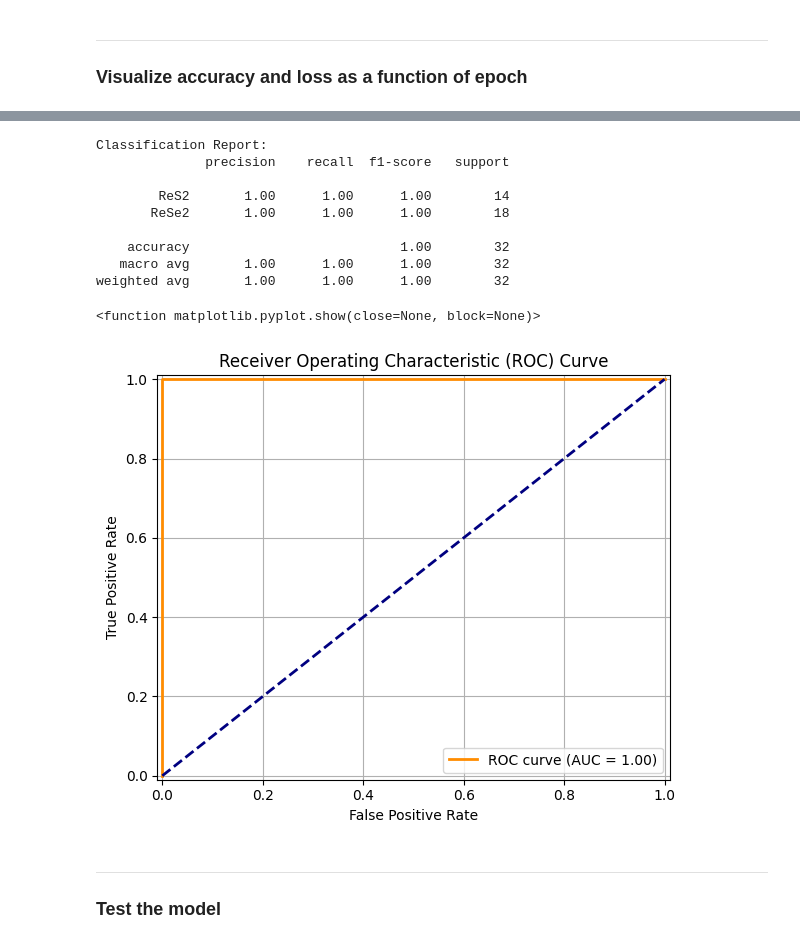
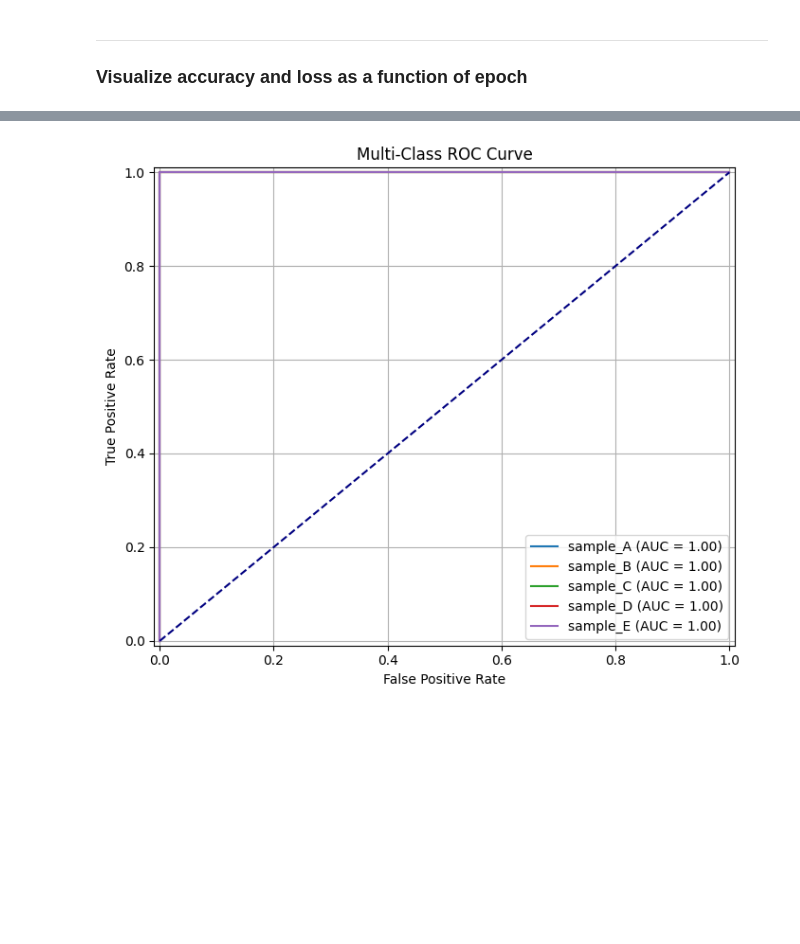
Before and after one commit to lsh-cloud/Neural-network-Raman-spectroscopy, a Jupyter notebook: Raman_Classification.ipynb, the cells around one changed output, grey strips where cells are left out. Drawn from its saved outputs; the diff is of its cells as text; code cells hidden in the pictures; blank space fills up the shorter version.

```diff
--- a/Raman_Classification.ipynb
+++ b/Raman_Classification.ipynb
@@ -481,0 +80,16 @@ history = model.fit(
+# %%
+names = ("sample_A", "sample_B", "sample_C",  "sample_D", "sample_E", "sample_F")
+
+for name in names:
+    directory = f"data/{name}"
+
+    parent_dir = os.getcwd()
+    path = os.path.join(parent_dir, directory)
+
+    # Empty directory to prevent FileExistsError is the function is run several times
+    if os.path.exists(path):
+        shutil.rmtree(path)
+
+    # Create top directory
+    os.makedirs(path)
+    path = os.path.join(parent_dir, directory)
@@ -562,36 +765,21 @@ plt.tight_layout()
 # %%
-# Classification Report
-print("Classification Report:")
-print(classification_report(y_true, y_pred, target_names=['ReS2', 'ReSe2']))
+# ROC curve
+y_true_bin = label_binarize(y_true, classes=list(range(5)))
+plt.figure(figsize=(7, 6))
+for i in range(5):
+    fpr, tpr, _ = roc_curve(y_true_bin[:, i], np.array(y_prob)[:, i])
+    roc_auc = auc(fpr, tpr)
+    plt.plot(fpr, tpr, label=f'{class_names[i]} (AUC = {roc_auc:.2f})')
 
-# ROC Curve
-fpr, tpr, thresholds = roc_curve(y_true, y_prob)
-roc_auc = auc(fpr, tpr)
-
-plt.figure(figsize=(6, 5))
-plt.plot(fpr, tpr, color='darkorange', lw=2, label=f'ROC curve (AUC = {roc_auc:.2f})')
-plt.plot([0, 1], [0, 1], color='navy', lw=2, linestyle='--')
+plt.plot([0, 1], [0, 1], color='navy', linestyle='--')
 plt.xlim([-0.01, 1.01])
 plt.ylim([-0.01, 1.01])
 plt.xlabel('False Positive Rate')
 plt.ylabel('True Positive Rate')
-plt.title('Receiver Operating Characteristic (ROC) Curve')
+plt.title('Multi-Class ROC Curve')
 plt.legend(loc='lower right')
 plt.grid(True)
 plt.tight_layout()
-plt.show
+plt.savefig("roc_curve_evaluation.png")
 # %% [output]
-Classification Report:
-              precision    recall  f1-score   support
-
-        ReS2       1.00      1.00      1.00        14
-       ReSe2       1.00      1.00      1.00        18
-
-    accuracy                           1.00        32
-   macro avg       1.00      1.00      1.00        32
-weighted avg       1.00      1.00      1.00        32
-<function matplotlib.pyplot.show(close=None, block=None)>
-[figure, old version]
+[figure, new version]
-# %% [markdown]
----
-### Test the model
```
Also changed, not shown: parts of 55 cells of this notebook.
